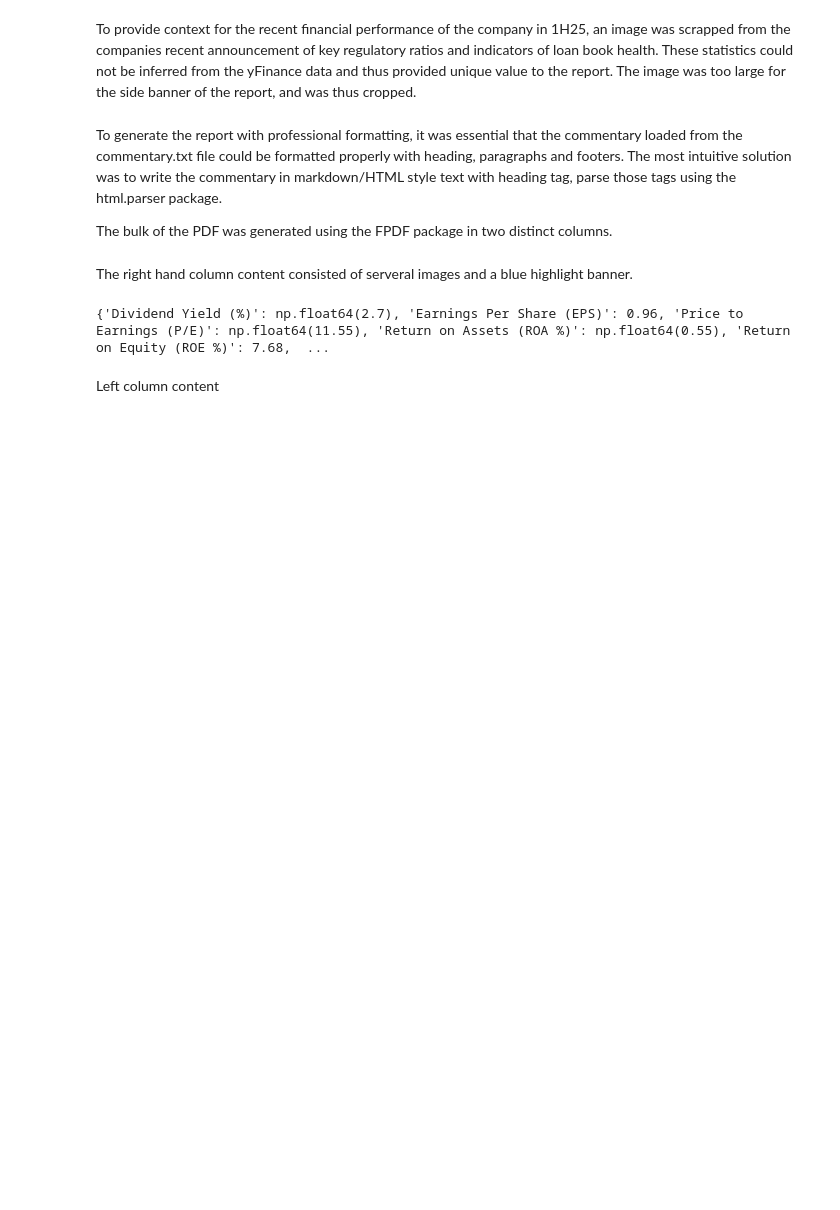
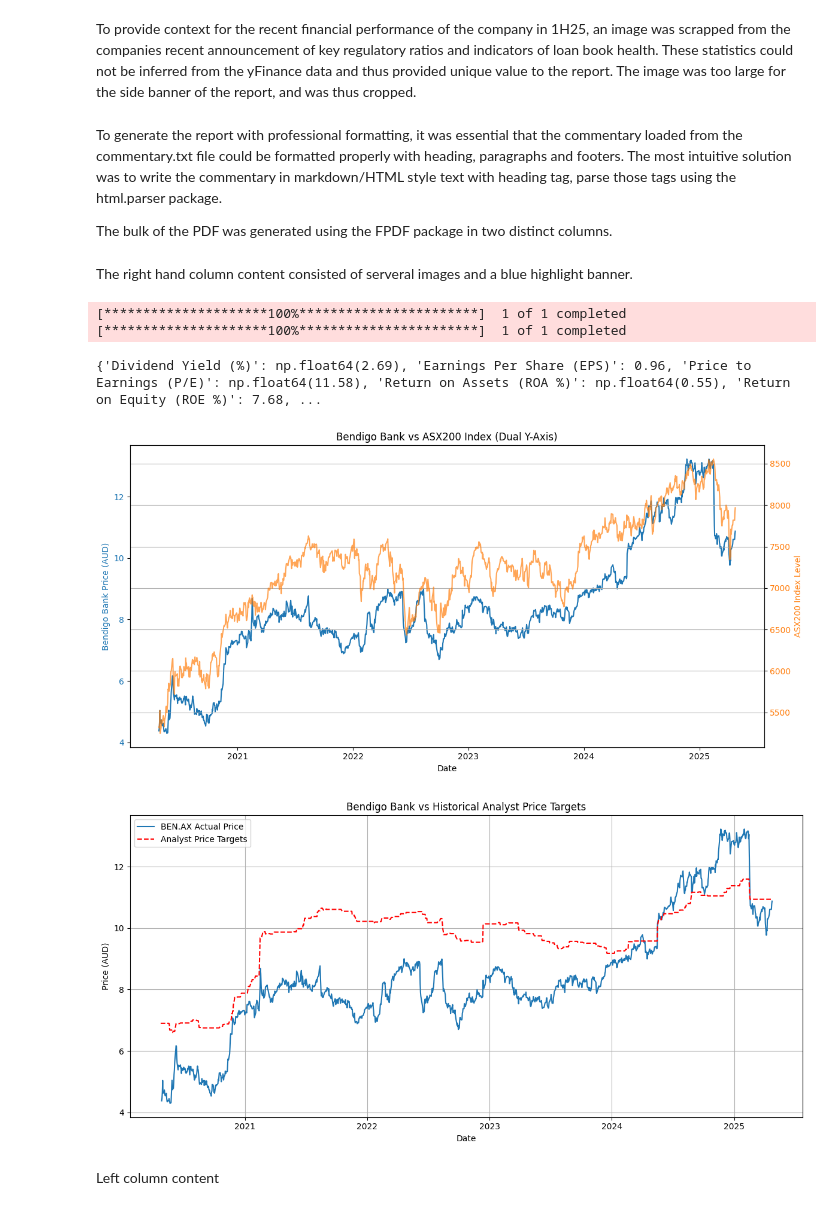
Before and after one commit to howesrichard/FM_equity_research, a Jupyter notebook: Assignment/analyst_report.ipynb, the cells around one changed output. Cells and saved outputs as stored; diff of their text form; code cells hidden in the pictures; blank space fills up the shorter version.

```diff
--- a/Assignment/analyst_report.ipynb
+++ b/Assignment/analyst_report.ipynb
@@ -269,8 +273,8 @@ for i in range(len(df)):
         pdf.cell(col_width, row_height, value, border='B', align='C')
     pdf.ln(row_height)
 
-#from Stock_Price_Chart import plot_stock_price_chart
-#plot_stock_price_chart()
+from Stock_Price_Chart import plot_stock_price_chart
+plot_stock_price_chart()
 
 pdf.set_x(table_start_x)
 right_y = pdf.get_y()
@@ -282,33 +286,37 @@ pdf.image('bendigo_vs_asx200.png', x=right_x, y=right_y, w=image_width)
 
 right_y += 60
 pdf.set_y(right_y)  # Adjust 50 to be the height of your image (approx.)
 pdf.image('bendigo_vs_targets.png', x=right_x, y=right_y, w=image_width)
 
 
 
 # --- Group member list: positioned relative to table, move as a block ---
 pdf.set_font('Arial', 'I', 6)
 
 # Set these two values to control the block position
 group_top_y = pdf.get_y() + 65     # vertical position (↓ = larger number)
 group_left_x = table_start_x + 12   # horizontal position (→ = larger number)
 
 # Move to starting position
 pdf.set_xy(group_left_x, group_top_y)
 
 # Group members
 group_members = [
     "Hugh ODonnell - 4740073",
     "Miles Mizutani - 43127890",
     "Jason Lee - 43216789",
     "Emily Tran - 42896543"
 ]
 
 line_height = 4
 #for member in group_members:
     #pdf.set_x(group_left_x)
     #pdf.cell(0, line_height, member, ln=True)
 # %% [output]
-{'Dividend Yield (%)': np.float64(2.7), 'Earnings Per Share (EPS)': 0.96, 'Price to Earnings (P/E)': np.float64(11.55), 'Return on Assets (ROA %)': np.float64(0.55), 'Return on Equity (ROE %)': 7.68,  ...
+[*********************100%***********************]  1 of 1 completed
+[*********************100%***********************]  1 of 1 completed
+{'Dividend Yield (%)': np.float64(2.69), 'Earnings Per Share (EPS)': 0.96, 'Price to Earnings (P/E)': np.float64(11.58), 'Return on Assets (ROA %)': np.float64(0.55), 'Return on Equity (ROE %)': 7.68, ...
+[figure, added]
+[figure, added]
 # %% [markdown]
 Left column content
```
Also changed, not shown: parts of 2 cells of this notebook, 5 other files.
